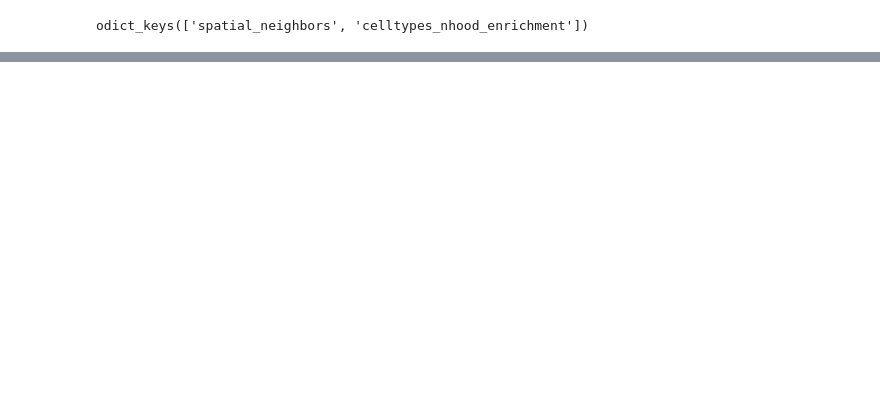
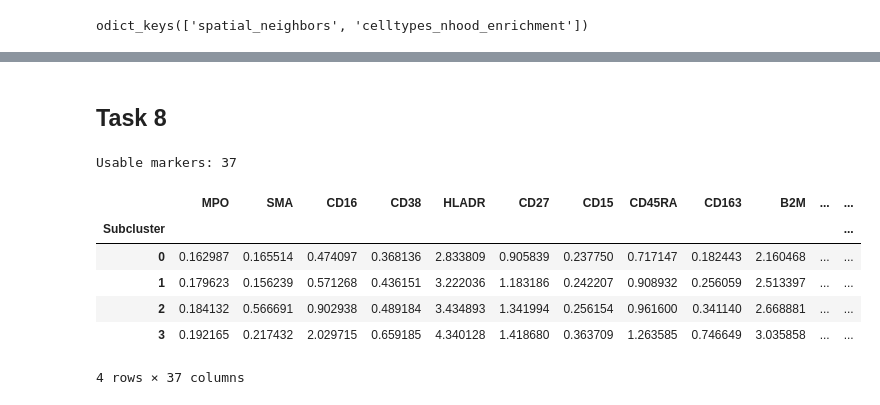
Before and after one commit to zofiarewak/UW-BiolSys-Project3, a Jupyter notebook: SpatialProteomics.ipynb, the cells around one changed output, grey strips where cells are left out. Cells and saved outputs as stored; diff of their text form; code cells hidden in the pictures; blank space fills up the shorter version.

```diff
--- a/SpatialProteomics.ipynb
+++ b/SpatialProteomics.ipynb
@@ -405,0 +542,39 @@ odict_keys(['spatial_neighbors', 'celltypes_nhood_enrichment'])
+# %% [markdown]
+## Task 8
+# %%
+# Mean arcsinh expression of 37 usable markers per Tumour subcluster
+# Exclude non-protein channels: HistoneH3, DNA1, DNA2
+EXCLUDE = {"HistoneH3", "DNA1", "DNA2"}
+
+if "use_channel" in tumor_s.var.columns:
+    usable_markers = tumor_s.var.loc[
+        tumor_s.var["use_channel"] == 1, "marker"
+    ].tolist()
+else:
+    usable_markers = [
+        m for m in tumor_s.var["marker"].tolist() if m not in EXCLUDE
+    ]
+
+print(f"Usable markers: {len(usable_markers)}")
+
+mean_rows = {}
+for sub, grp in tumor_s.obs.groupby("subcluster"):
+    sub_adata = tumor_s[grp.index]
+    row = {}
+    for m in usable_markers:
+        col = int(np.where(tumor_s.var["marker"] == m)[0][0])
+        row[m] = float(sub_adata.layers["exprs_arcsinh"][:, col].mean())
+    mean_rows[sub] = row
+
+mean_df8 = pd.DataFrame(mean_rows).T.astype(float)  # ensure numeric dtype
+mean_df8.index.name = "Subcluster"
+mean_df8
+# %% [output]
+Usable markers: 37
+|  | MPO | SMA | CD16 | CD38 | HLADR | CD27 | CD15 | CD45RA | CD163 | B2M | ... | ... |
+| Subcluster |  |  |  |  |  |  |  |  |  |  |  | ... |
+| 0 | 0.162987 | 0.165514 | 0.474097 | 0.368136 | 2.833809 | 0.905839 | 0.237750 | 0.717147 | 0.182443 | 2.160468 | ... | ... |
+| 1 | 0.179623 | 0.156239 | 0.571268 | 0.436151 | 3.222036 | 1.183186 | 0.242207 | 0.908932 | 0.256059 | 2.513397 | ... | ... |
+| 2 | 0.184132 | 0.566691 | 0.902938 | 0.489184 | 3.434893 | 1.341994 | 0.256154 | 0.961600 | 0.341140 | 2.668881 | ... | ... |
+| 3 | 0.192165 | 0.217432 | 2.029715 | 0.659185 | 4.340128 | 1.418680 | 0.363709 | 1.263585 | 0.746649 | 3.035858 | ... | ... |
+4 rows × 37 columns
```
Also changed, not shown: parts of 24 cells of this notebook, 1 other file.
